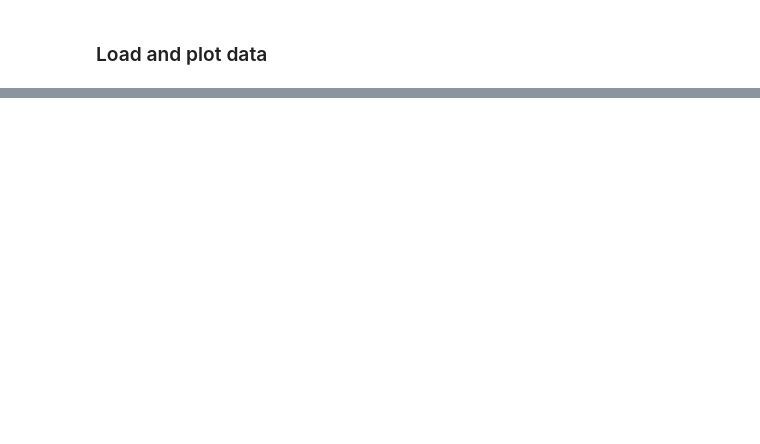
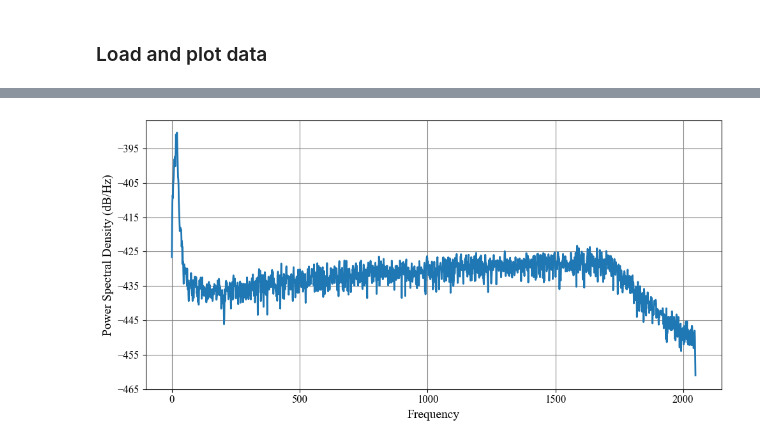
Before and after one commit to Richardforphys/AstroStatistics, a Jupyter notebook: AML/Notebooks/AstroGW/PSD.ipynb, the cells around one changed output, grey strips where cells are left out. Cells and saved outputs as stored; diff of their text form; code cells hidden in the pictures; blank space fills up the shorter version.

```diff
--- a/AML/Notebooks/AstroGW/PSD.ipynb
+++ b/AML/Notebooks/AstroGW/PSD.ipynb
@@ -76,0 +51,9 @@ plt.ylim(-0.2*1e30,0.2*1e30)
+# %%
+# -- Calculate the PSD of the data
+power_data, freq_psd = plt.psd(data[12*fs:], Fs=fs, NFFT=fs, visible=True)
+
+# -- Interpolate to get the PSD values at the needed frequencies
+datafreq = np.fft.fftfreq(data.size)*fs
+power_vec = np.interp(datafreq, freq_psd, power_data)
+# %% [output]
+[figure, added]
```
Also changed, not shown: parts of 23 cells of this notebook, 5 other files.
